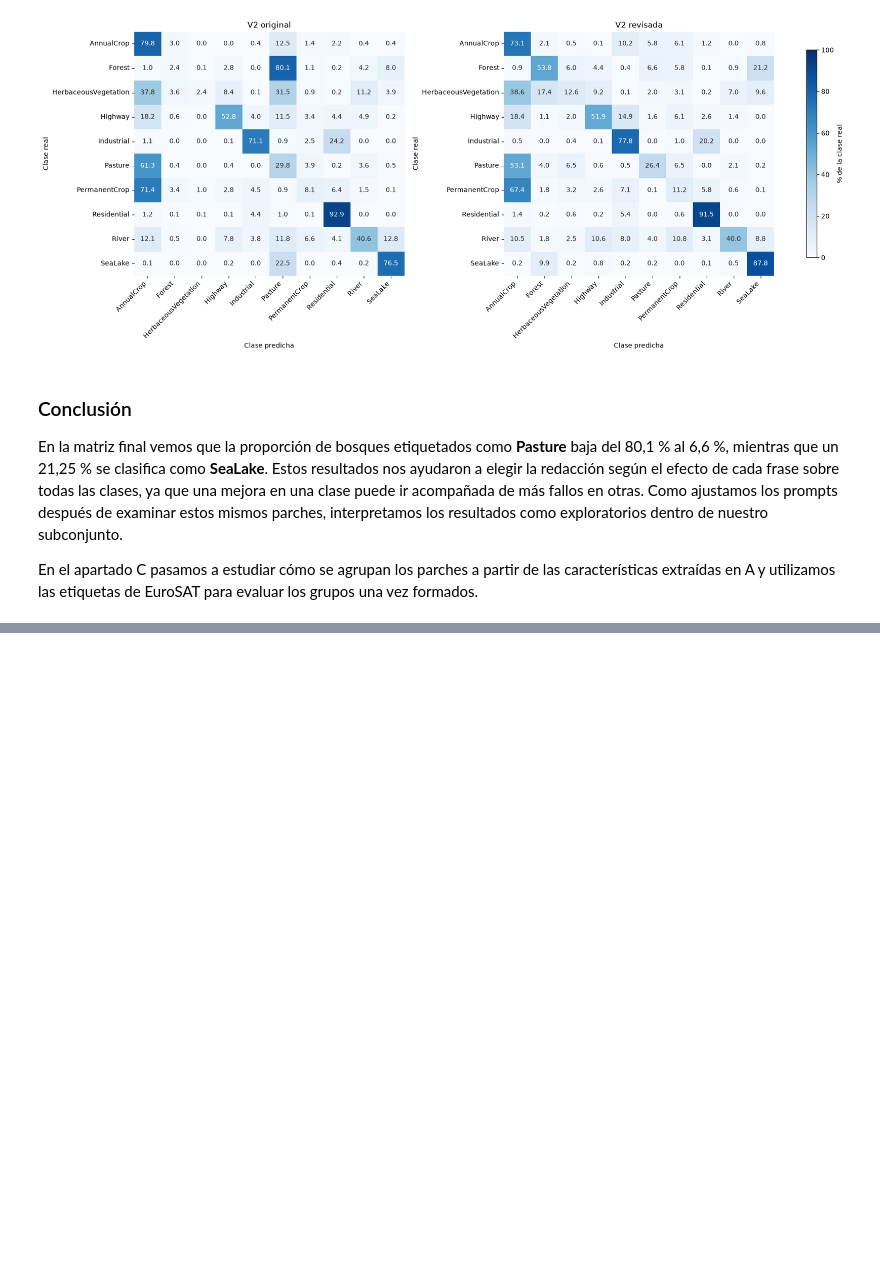
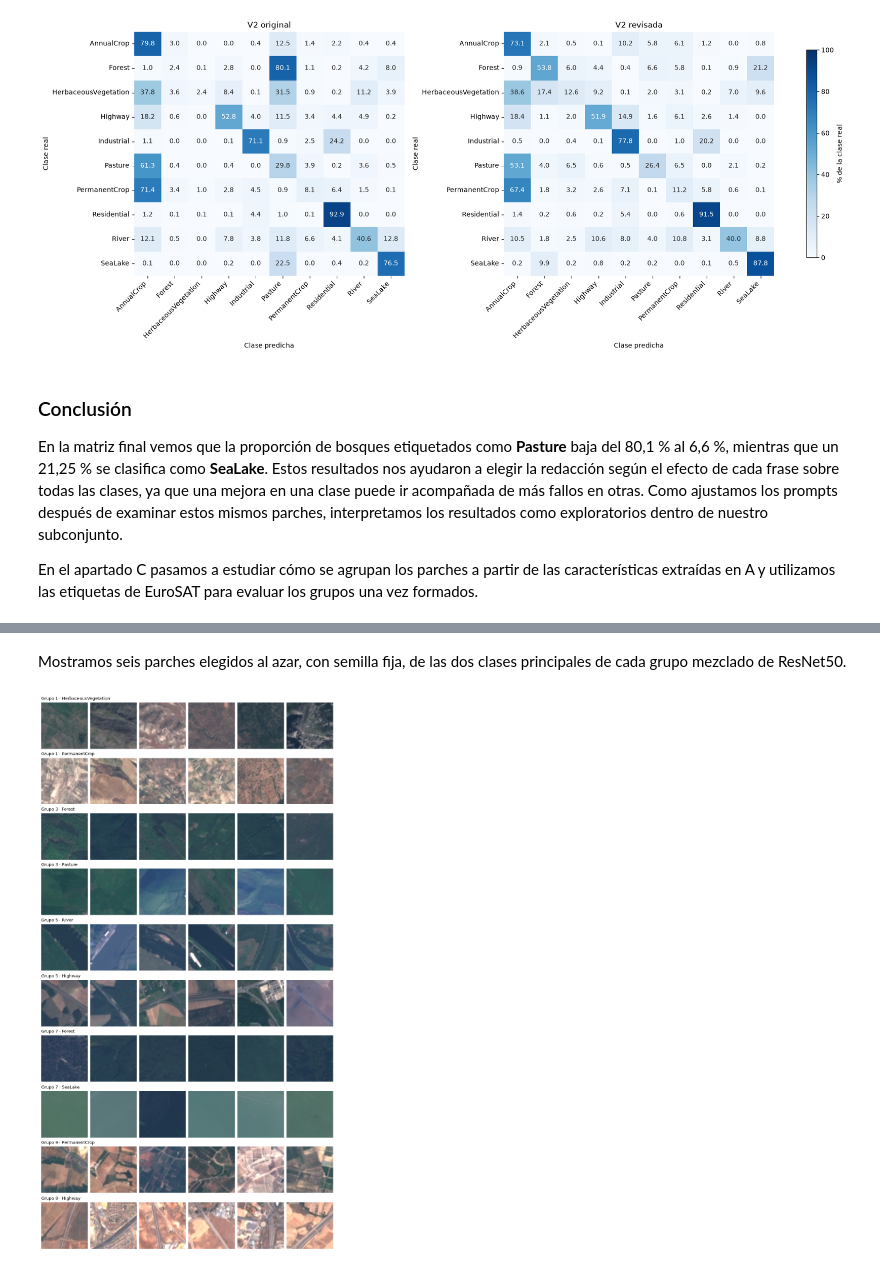
Before and after one commit to anton-p0g/Proyecto-AAPI, a Jupyter notebook: Ojo_en_orbita.ipynb, the cells around one changed output, grey strips where cells are left out. Drawn from its saved outputs; the diff is of its cells as text; code cells hidden in the pictures; blank space fills up the shorter version.

```diff
--- a/Ojo_en_orbita.ipynb
+++ b/Ojo_en_orbita.ipynb
@@ -1043,0 +1421,31 @@ En el apartado C pasamos a estudiar cómo se agrupan los parches a partir de las
+# %% [markdown]
+Mostramos seis parches elegidos al azar, con semilla fija, de las dos clases principales de cada grupo mezclado de ResNet50.
+# %%
+resnet50_mixed = mixed_clusters[mixed_clusters["Descriptor"] == "ResNet50"]
+examples_per_class = 6
+
+panel_rows = []
+for _, row in resnet50_mixed.iterrows():
+    panel_rows.append((row["Grupo"], row["Clase principal"]))
+    panel_rows.append((row["Grupo"], row["Segunda clase"]))
+
+fig, axes = plt.subplots(
+    len(panel_rows), examples_per_class,
+    figsize=(9, 1.7 * len(panel_rows)),
+    layout="constrained",
+)
+
+for row_axes, (cluster, class_name) in zip(axes, panel_rows):
+    candidates = clip_index[(resnet50_clusters == cluster) & (true_labels == class_name)]
+    sample = candidates.sample(n=examples_per_class, random_state=42)
+
+    for ax, patch in zip(row_axes, sample.itertuples(index=False)):
+        with Image.open(RGB_DIR / patch.class_name / f"{patch.patch_id}.jpg") as image:
+            ax.imshow(image.convert("RGB"))
+        ax.axis("off")
+
+    row_axes[0].set_title(f"Grupo {cluster} · {class_name}", fontsize=9, loc="left")
+
+plt.show()
+# %% [output]
+[figure, added]
```
Also changed, not shown: parts of 24 cells of this notebook, 2 other files.
